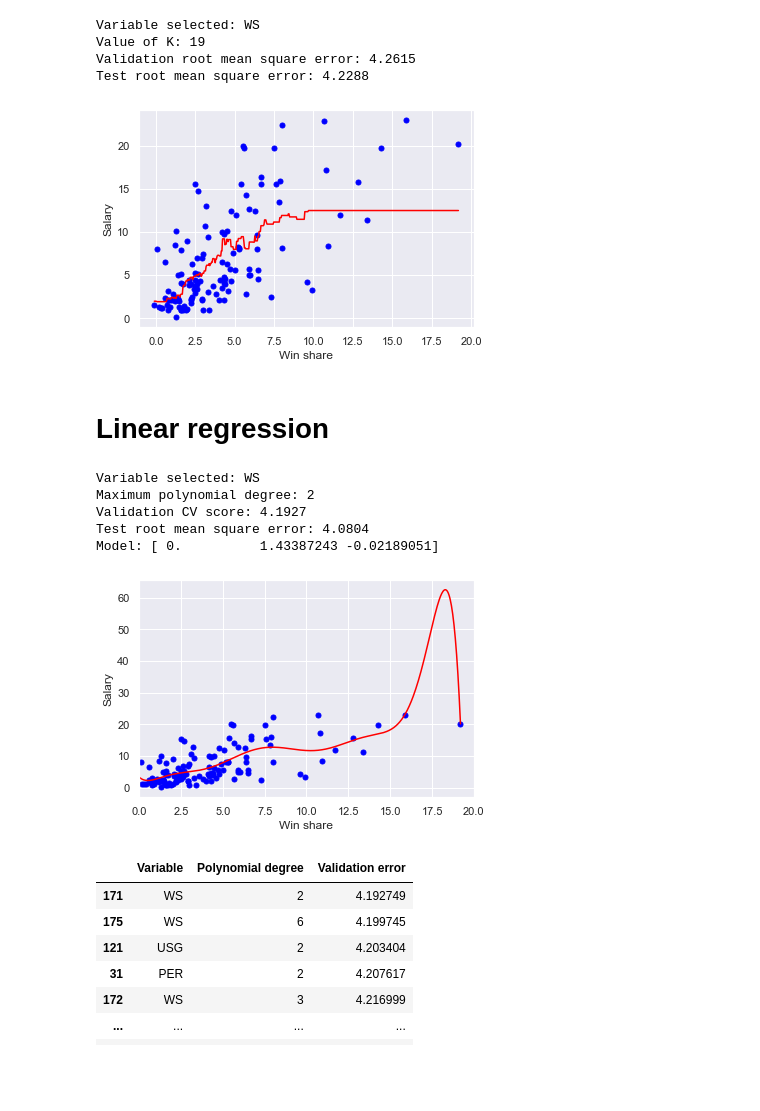
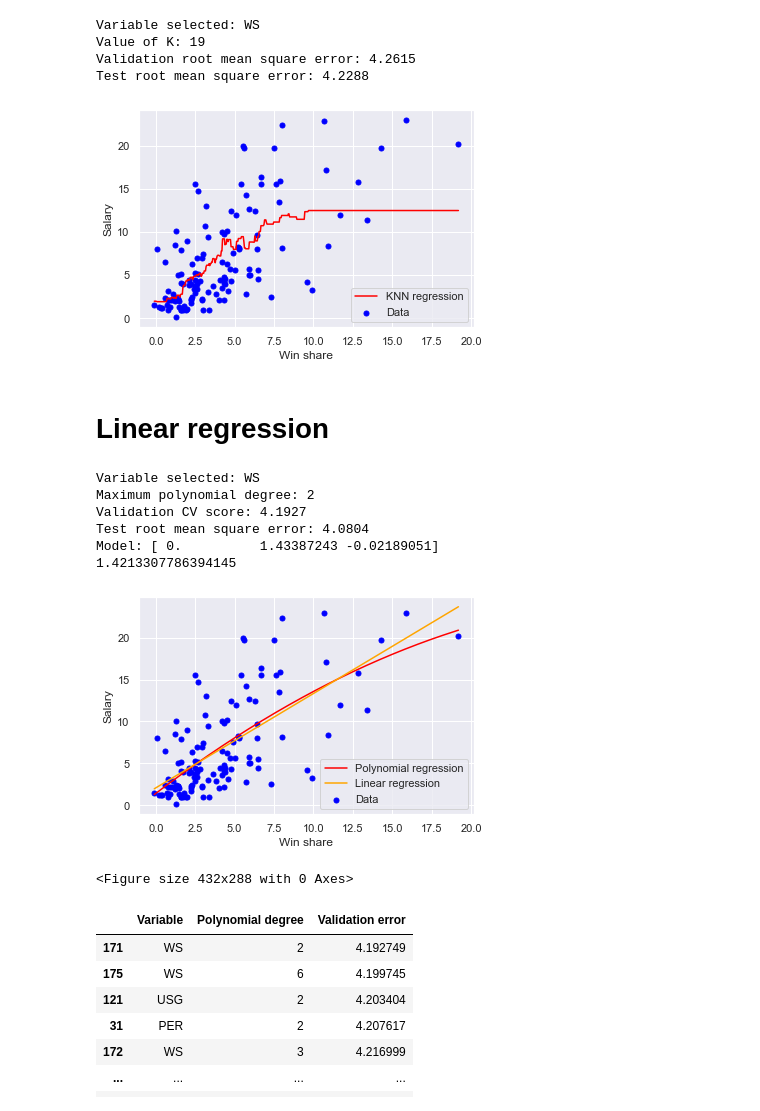
Before and after one commit to ChelseaYang1130/S2-2020, a Jupyter notebook: QBUS2820/Assignment 1/Assignment 1.ipynb, the cells around one changed output. Saved outputs shown, nothing was run; the diff lists cells and outputs as text; code cells hidden in the pictures; blank space fills up the shorter version.

```diff
--- a/QBUS2820/Assignment 1/Assignment 1.ipynb
+++ b/QBUS2820/Assignment 1/Assignment 1.ipynb
@@ -218,10 +218,13 @@ fig, ax = plt.subplots()
 ax.scatter(X[['WS']],Y,color="blue",label='Data',s=25)
 ax.set_xlabel('Win share')
 ax.set_ylabel('Salary')
-ax.plot(x,pred, color="red",alpha=1)
+ax.plot(x,pred, color="red",alpha=1,label="KNN regression")
+plt.axis('tight')
+plt.legend()
 plt.show()
+# plt.savefig('knn_plot.png')
 # %% [output]
-[figure, old version]
+[figure, new version]
 # %%
 knn = knn_models.sort_values("Validation error")
 # %% [markdown]
@@ -268,29 +271,41 @@ print("Maximum polynomial degree:",deg)
 print("Validation CV score:",min_mse.round(4))
 print("Test root mean square error:",test_score.round(4))
 print("Model:",coef)
+print(intercept)
 # %% [output]
 Variable selected: WS
 Maximum polynomial degree: 2
 Validation CV score: 4.1927
 Test root mean square error: 4.0804
 Model: [ 0.          1.43387243 -0.02189051]
+1.4213307786394145
 # %%
+poly_transformer = PolynomialFeatures(2)
 poly_2 = poly_transformer.fit_transform(X[['WS']])
 poly_reg = LinearRegression()
 poly_reg = poly_reg.fit(poly_2,Y)
 
 poly_x = poly_transformer.fit_transform(x)
 pred_poly = poly_reg.predict(poly_x)
 
+lin_reg = LinearRegression()
+lin_reg = lin_reg.fit(X[['WS']],Y)
+pred_lin = lin_reg.predict(x)
+
 fig, ax = plt.subplots()
 ax.scatter(X[['WS']],Y,color="blue",label='Data',s=25)
 ax.set_xlabel('Win share')
 ax.set_ylabel('Salary')
 ax.set_xlim(0, 20)
-ax.plot(x,pred_poly, color="red",alpha=1)
+ax.plot(x,pred_poly, color="red",alpha=1,label="Polynomial regression")
+ax.plot(x,pred_lin, color="orange",alpha=1,label="Linear regression")
+plt.axis('tight')
+plt.legend()
 plt.show()
+plt.savefig('poly_plot.png')
 # %% [output]
-[figure, old version]
+[figure, new version]
+<Figure size 432x288 with 0 Axes>
 # %%
 poly_models.sort_values('Validation error')
 # %% [output]
```
Also changed, not shown: parts of 4 cells of this notebook, 12 other files.
